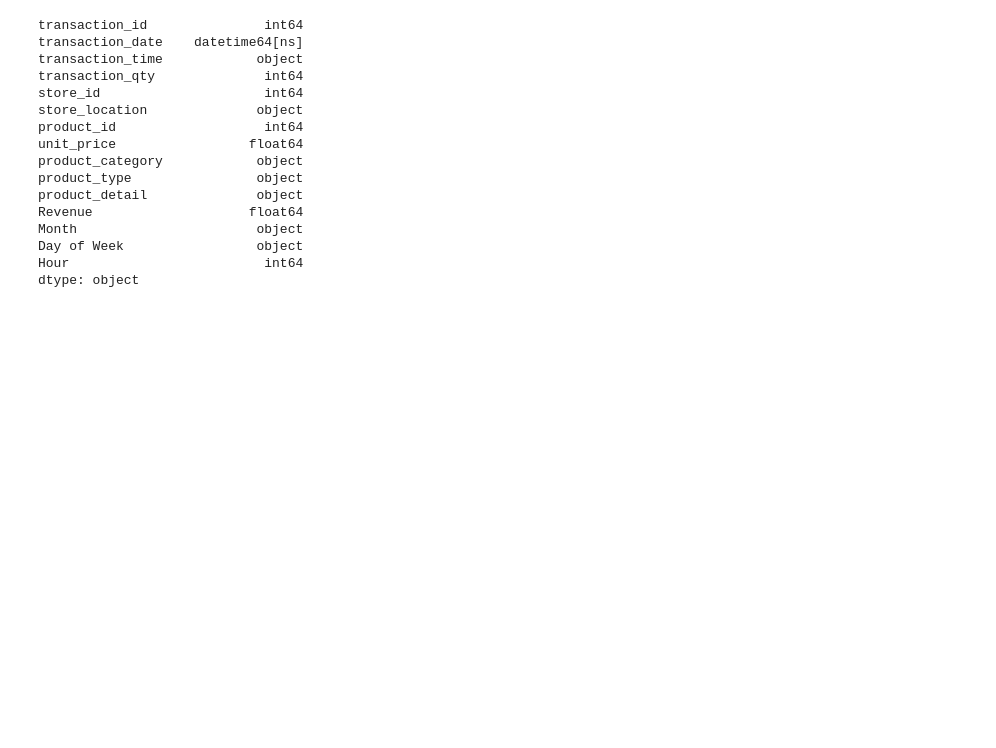
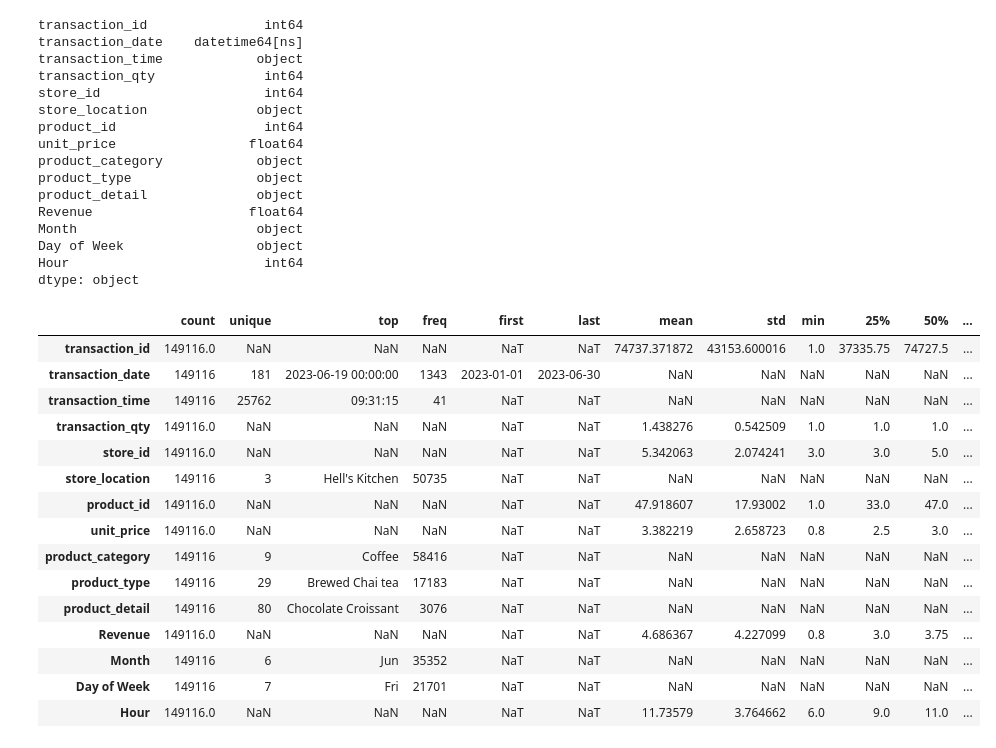
Before and after one commit to Akshay-Paunikar/Maven_Analytics_Challenges, a Jupyter notebook: Projects/Coffee_Shop_Sales/Coffee_Shop_Sales.ipynb, the cells around one changed output. Saved outputs shown, nothing was run; the diff lists cells and outputs as text; code cells hidden in the pictures; blank space fills up the shorter version.

Commit message:
Coffee Shop Sales - Initial Analysis Done

```diff
--- a/Projects/Coffee_Shop_Sales/Coffee_Shop_Sales.ipynb
+++ b/Projects/Coffee_Shop_Sales/Coffee_Shop_Sales.ipynb
@@ -57,3 +57,23 @@ Month                       object
 Day of Week                 object
 Hour                         int64
 dtype: object
+# %%
+# descriptive statistics
+data.describe(include='all').T
+# %% [output]
+|  | count | unique | top | freq | first | last | mean | std | min | 25% | 50% | ... |
+| transaction_id | 149116.0 | NaN | NaN | NaN | NaT | NaT | 74737.371872 | 43153.600016 | 1.0 | 37335.75 | 74727.5 | ... |
+| transaction_date | 149116 | 181 | 2023-06-19 00:00:00 | 1343 | 2023-01-01 | 2023-06-30 | NaN | NaN | NaN | NaN | NaN | ... |
+| transaction_time | 149116 | 25762 | 09:31:15 | 41 | NaT | NaT | NaN | NaN | NaN | NaN | NaN | ... |
+| transaction_qty | 149116.0 | NaN | NaN | NaN | NaT | NaT | 1.438276 | 0.542509 | 1.0 | 1.0 | 1.0 | ... |
+| store_id | 149116.0 | NaN | NaN | NaN | NaT | NaT | 5.342063 | 2.074241 | 3.0 | 3.0 | 5.0 | ... |
+| store_location | 149116 | 3 | Hell's Kitchen | 50735 | NaT | NaT | NaN | NaN | NaN | NaN | NaN | ... |
+| product_id | 149116.0 | NaN | NaN | NaN | NaT | NaT | 47.918607 | 17.93002 | 1.0 | 33.0 | 47.0 | ... |
+| unit_price | 149116.0 | NaN | NaN | NaN | NaT | NaT | 3.382219 | 2.658723 | 0.8 | 2.5 | 3.0 | ... |
+| product_category | 149116 | 9 | Coffee | 58416 | NaT | NaT | NaN | NaN | NaN | NaN | NaN | ... |
+| product_type | 149116 | 29 | Brewed Chai tea | 17183 | NaT | NaT | NaN | NaN | NaN | NaN | NaN | ... |
+| product_detail | 149116 | 80 | Chocolate Croissant | 3076 | NaT | NaT | NaN | NaN | NaN | NaN | NaN | ... |
+| Revenue | 149116.0 | NaN | NaN | NaN | NaT | NaT | 4.686367 | 4.227099 | 0.8 | 3.0 | 3.75 | ... |
+| Month | 149116 | 6 | Jun | 35352 | NaT | NaT | NaN | NaN | NaN | NaN | NaN | ... |
+| Day of Week | 149116 | 7 | Fri | 21701 | NaT | NaT | NaN | NaN | NaN | NaN | NaN | ... |
+| Hour | 149116.0 | NaN | NaN | NaN | NaT | NaT | 11.73579 | 3.764662 | 6.0 | 9.0 | 11.0 | ... |
```
Also changed, not shown: parts of 3 cells of this notebook.
